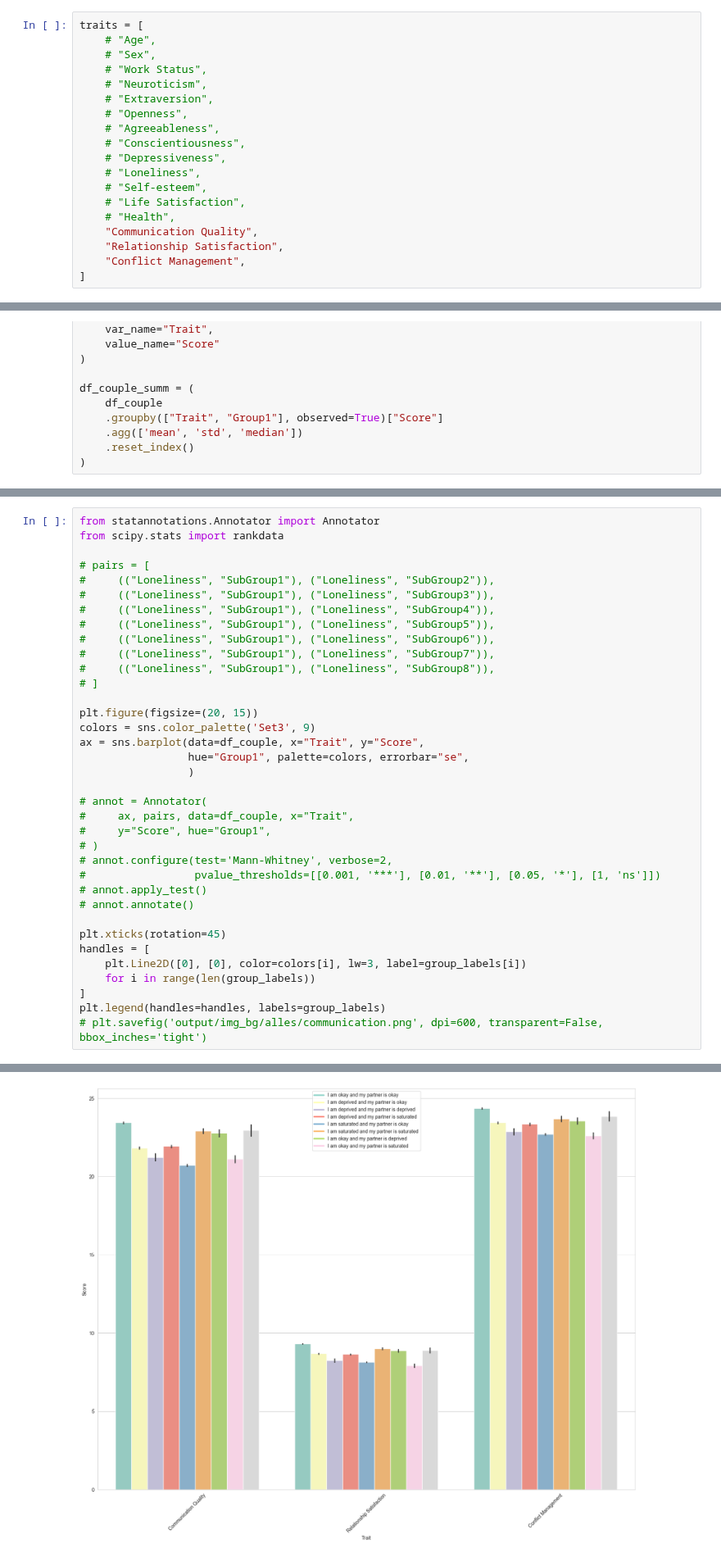
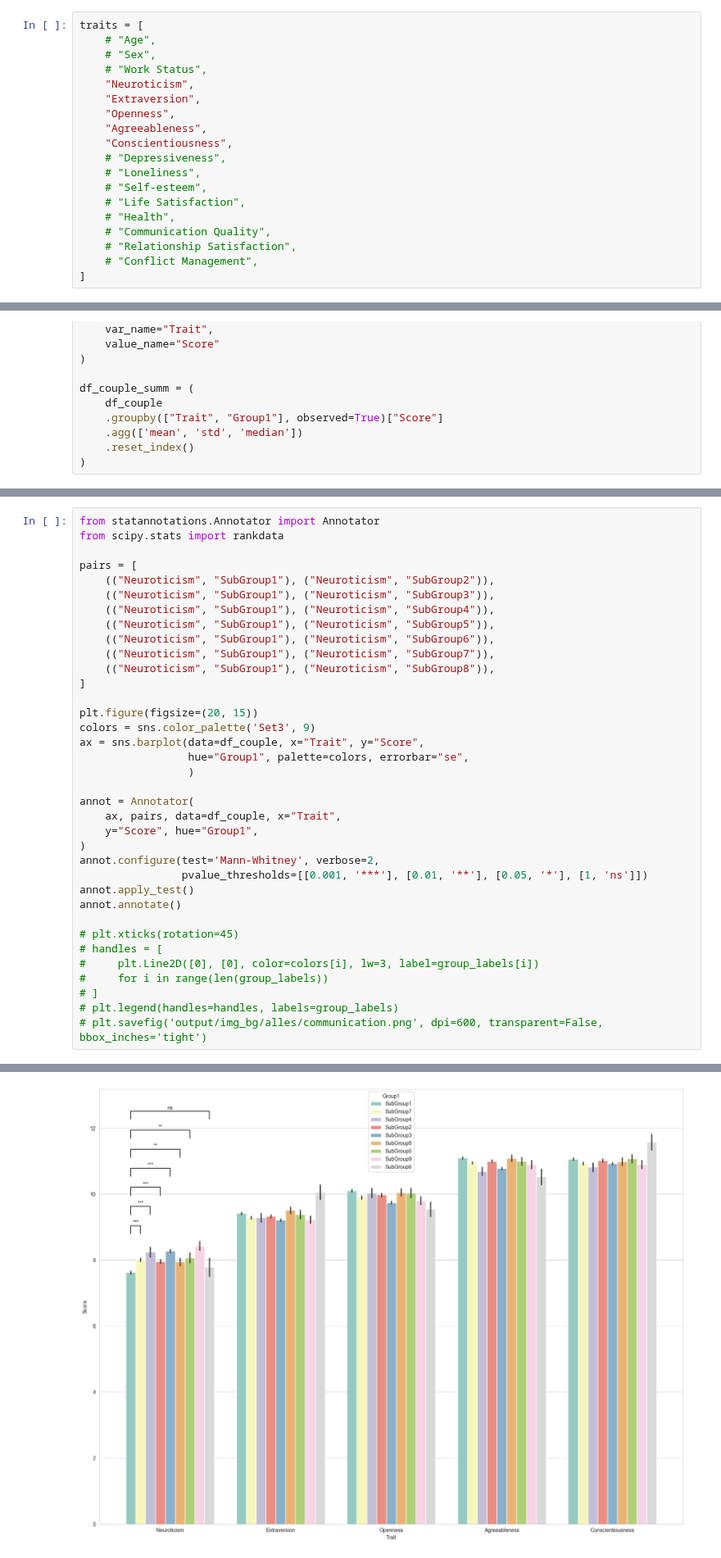
Before and after one commit to EdgardoCS/touchCouples, a Jupyter notebook: plot_test.ipynb, the cells around one changed output, grey strips where cells are left out. Shown at 82% size. Saved outputs shown, nothing was run; the diff lists cells and outputs as text.

Commit message:
plots

```diff
--- a/plot_test.ipynb
+++ b/plot_test.ipynb
@@ -114,19 +115,19 @@ traits = [
     # "Age",
     # "Sex",
     # "Work Status",
-    # "Neuroticism",
-    # "Extraversion",
-    # "Openness",
-    # "Agreeableness",
-    # "Conscientiousness",
+    "Neuroticism",
+    "Extraversion",
+    "Openness",
+    "Agreeableness",
+    "Conscientiousness",
     # "Depressiveness",
     # "Loneliness",
     # "Self-esteem",
     # "Life Satisfaction",
     # "Health",
-    "Communication Quality",
-    "Relationship Satisfaction",
-    "Conflict Management",
+    # "Communication Quality",
+    # "Relationship Satisfaction",
+    # "Conflict Management",
 ]
 # %%
 df_couple = df.melt(
@@ -153,15 +154,15 @@ group_labels = [
 from statannotations.Annotator import Annotator
 from scipy.stats import rankdata
 
-# pairs = [
-#     (("Loneliness", "SubGroup1"), ("Loneliness", "SubGroup2")),
-#     (("Loneliness", "SubGroup1"), ("Loneliness", "SubGroup3")),
-#     (("Loneliness", "SubGroup1"), ("Loneliness", "SubGroup4")),
-#     (("Loneliness", "SubGroup1"), ("Loneliness", "SubGroup5")),
-#     (("Loneliness", "SubGroup1"), ("Loneliness", "SubGroup6")),
-#     (("Loneliness", "SubGroup1"), ("Loneliness", "SubGroup7")),
-#     (("Loneliness", "SubGroup1"), ("Loneliness", "SubGroup8")),
-# ]
+pairs = [
+    (("Neuroticism", "SubGroup1"), ("Neuroticism", "SubGroup2")),
+    (("Neuroticism", "SubGroup1"), ("Neuroticism", "SubGroup3")),
+    (("Neuroticism", "SubGroup1"), ("Neuroticism", "SubGroup4")),
+    (("Neuroticism", "SubGroup1"), ("Neuroticism", "SubGroup5")),
+    (("Neuroticism", "SubGroup1"), ("Neuroticism", "SubGroup6")),
+    (("Neuroticism", "SubGroup1"), ("Neuroticism", "SubGroup7")),
+    (("Neuroticism", "SubGroup1"), ("Neuroticism", "SubGroup8")),
+]
 
 plt.figure(figsize=(20, 15))
 colors = sns.color_palette('Set3', 9)
@@ -169,20 +170,20 @@ ax = sns.barplot(data=df_couple, x="Trait", y="Score",
                  hue="Group1", palette=colors, errorbar="se",
                  )
 
-# annot = Annotator(
-#     ax, pairs, data=df_couple, x="Trait",
-#     y="Score", hue="Group1",
-# )
-# annot.configure(test='Mann-Whitney', verbose=2,
-#                 pvalue_thresholds=[[0.001, '***'], [0.01, '**'], [0.05, '*'], [1, 'ns']])
-# annot.apply_test()
-# annot.annotate()
+annot = Annotator(
+    ax, pairs, data=df_couple, x="Trait",
+    y="Score", hue="Group1",
+)
+annot.configure(test='Mann-Whitney', verbose=2,
+                pvalue_thresholds=[[0.001, '***'], [0.01, '**'], [0.05, '*'], [1, 'ns']])
+annot.apply_test()
+annot.annotate()
 
-plt.xticks(rotation=45)
-handles = [
-    plt.Line2D([0], [0], color=colors[i], lw=3, label=group_labels[i])
-    for i in range(len(group_labels))
-]
-plt.legend(handles=handles, labels=group_labels)
+# plt.xticks(rotation=45)
+# handles = [
+#     plt.Line2D([0], [0], color=colors[i], lw=3, label=group_labels[i])
+#     for i in range(len(group_labels))
+# ]
+# plt.legend(handles=handles, labels=group_labels)
 # plt.savefig('output/img_bg/alles/communication.png', dpi=600, transparent=False, bbox_inches='tight')
 # %% [output]
@@ -190,4 +211,4 @@ plt.legend(handles=handles, labels=group_labels)
-[figure, old version]
+[figure, new version]
 # %%
 results = []
 for trait in traits:
```
Also changed, not shown: parts of 4 cells of this notebook, 20 other files.
